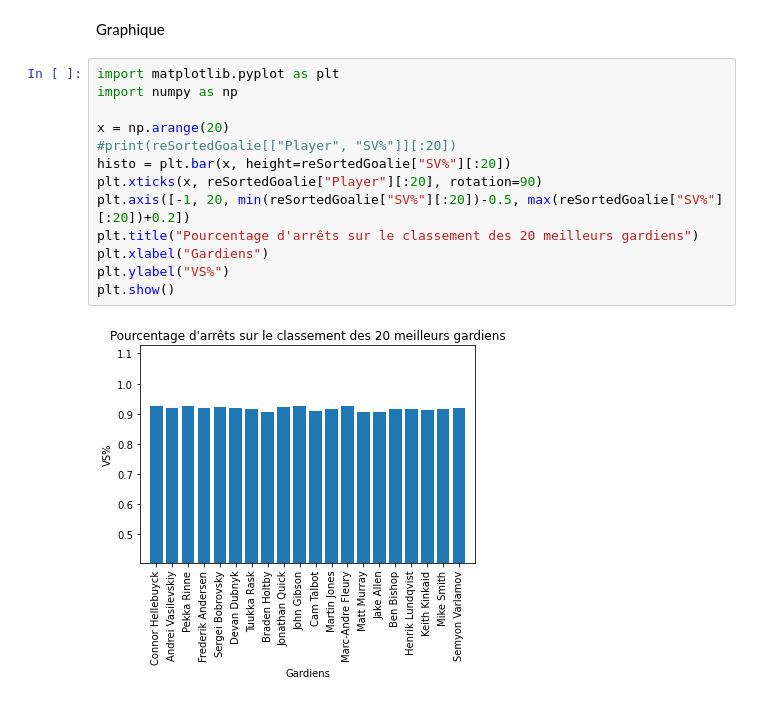
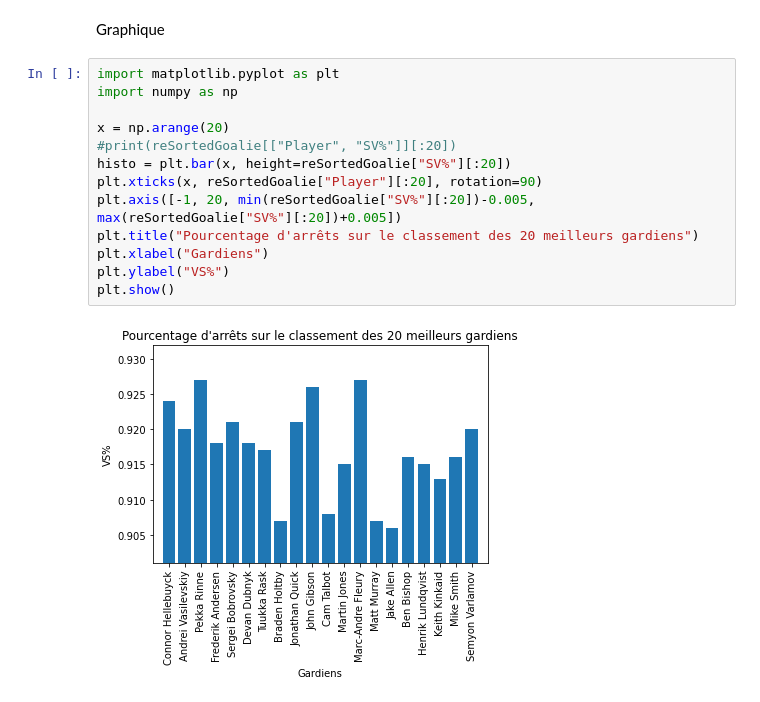
Before and after one commit to RGenkishi/IFT6758_Milestone-1, a Jupyter notebook: ift6758-project-template-main/notebooks/Question 1 sample.ipynb, the cells around one changed output. Saved outputs shown, nothing was run; the diff lists cells and outputs as text.

```diff
--- a/ift6758-project-template-main/notebooks/Question 1 sample.ipynb
+++ b/ift6758-project-template-main/notebooks/Question 1 sample.ipynb
@@ -93,15 +93,15 @@ Graphique
 # %%
 import matplotlib.pyplot as plt
 import numpy as np
 
 x = np.arange(20)
 #print(reSortedGoalie[["Player", "SV%"]][:20])
 histo = plt.bar(x, height=reSortedGoalie["SV%"][:20])
 plt.xticks(x, reSortedGoalie["Player"][:20], rotation=90)
-plt.axis([-1, 20, min(reSortedGoalie["SV%"][:20])-0.5, max(reSortedGoalie["SV%"][:20])+0.2])
+plt.axis([-1, 20, min(reSortedGoalie["SV%"][:20])-0.005, max(reSortedGoalie["SV%"][:20])+0.005])
 plt.title("Pourcentage d'arrêts sur le classement des 20 meilleurs gardiens")
 plt.xlabel("Gardiens")
 plt.ylabel("VS%")
 plt.show()
 # %% [output]
-[figure, old version]
+[figure, new version]
```
Also changed, not shown: parts of 3 cells of this notebook.
